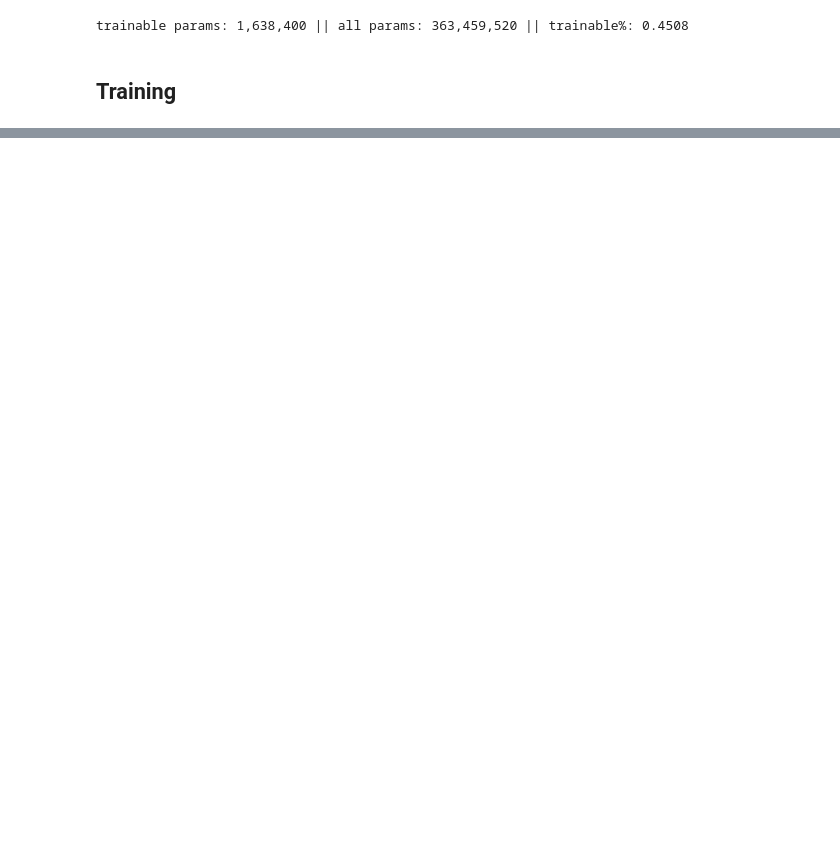
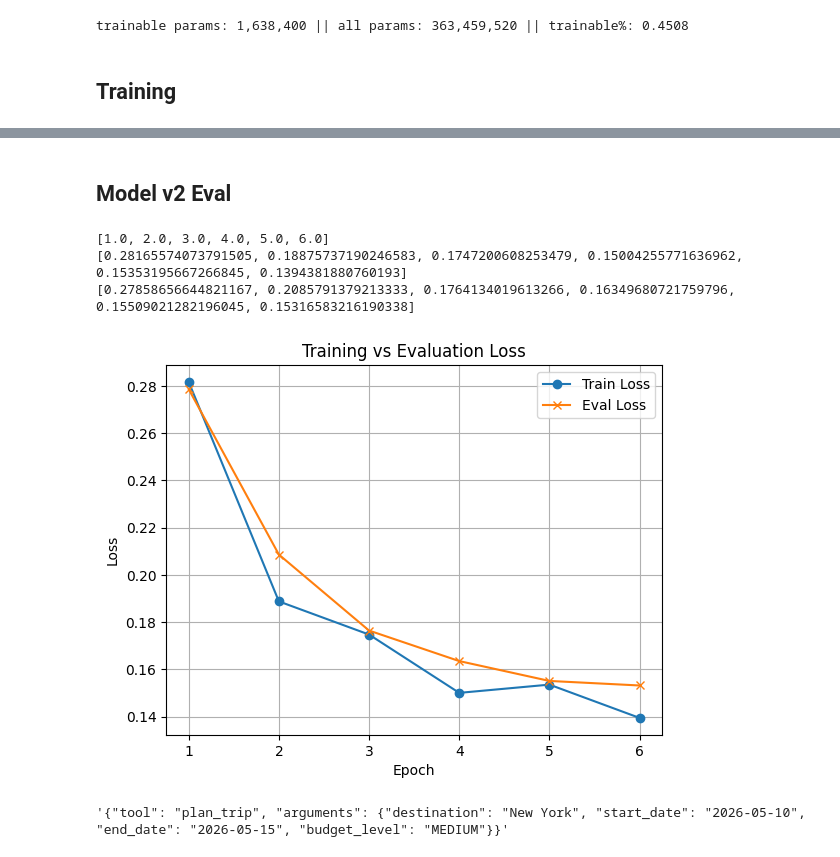
Before and after one commit to DerrickJ1612/model-alignment-lab, a Jupyter notebook: notebooks/lora_workshop_rough-draft.ipynb, the cells around one changed output, grey strips where cells are left out. Saved outputs shown, nothing was run; the diff lists cells and outputs as text; code cells hidden in the pictures; blank space fills up the shorter version.

```diff
--- a/notebooks/lora_workshop_rough-draft.ipynb
+++ b/notebooks/lora_workshop_rough-draft.ipynb
@@ -604,0 +691,4 @@ PeftModelForCausalLM(
+# %%
+# Increase number of epochs
+trainer.args.num_train_epochs = 6
+trainer.train()
@@ -604,0 +705,56 @@ PeftModelForCausalLM(
+# %% [markdown]
+## Model v2 Eval
+# %%
+epoch = []
+loss = []
+eval_loss = []
+
+for log in trainer.state.log_history:
+    if log["epoch"] % 1.0 == 0:
+        if "loss" in log:
+            epoch.append(log["epoch"])
+            loss.append(log["loss"])
+        elif "eval_loss" in log:
+            eval_loss.append(log["eval_loss"])
+        else:
+            continue
+
+print(epoch)
+print(loss)
+print(eval_loss)
+# %% [output]
+[1.0, 2.0, 3.0, 4.0, 5.0, 6.0]
+[0.28165574073791505, 0.18875737190246583, 0.1747200608253479, 0.15004255771636962, 0.15353195667266845, 0.1394381880760193]
+[0.27858656644821167, 0.2085791379213333, 0.1764134019613266, 0.16349680721759796, 0.15509021282196045, 0.15316583216190338]
+# %%
+figure, ax = plt.subplots()
+ax.plot(epoch, loss, marker="o", label="Train Loss")
+ax.plot(epoch, eval_loss, marker="x", label="Eval Loss")
+
+ax.set_xlabel("Epoch")
+ax.set_ylabel("Loss")
+ax.set_title("Training vs Evaluation Loss")
+
+ax.legend()
+ax.grid()
+
+plt.show()
+# %% [output]
+[figure, added]
+# %%
+prompt = """Return ONLY valid JSON.
+
+Available tools:
+- search_flights(origin, destination, departure_date, return_date)
+- search_hotels(location, check_in_date, check_out_date)
+- plan_trip(destination, start_date, end_date, budget_level)
+- check_weather(location, date)
+
+Use exact tool names and exact argument keys.
+
+User request:
+I want to go from San Diego to New York from 2026-05-10 to 2026-05-15 and keep it a medium budget."""
+
+generate_tool(model, tokenizer, prompt)
+# %% [output]
+'{"tool": "plan_trip", "arguments": {"destination": "New York", "start_date": "2026-05-10", "end_date": "2026-05-15", "budget_level": "MEDIUM"}}'
```
Also changed, not shown: parts of 56 cells of this notebook, 14 other files.
